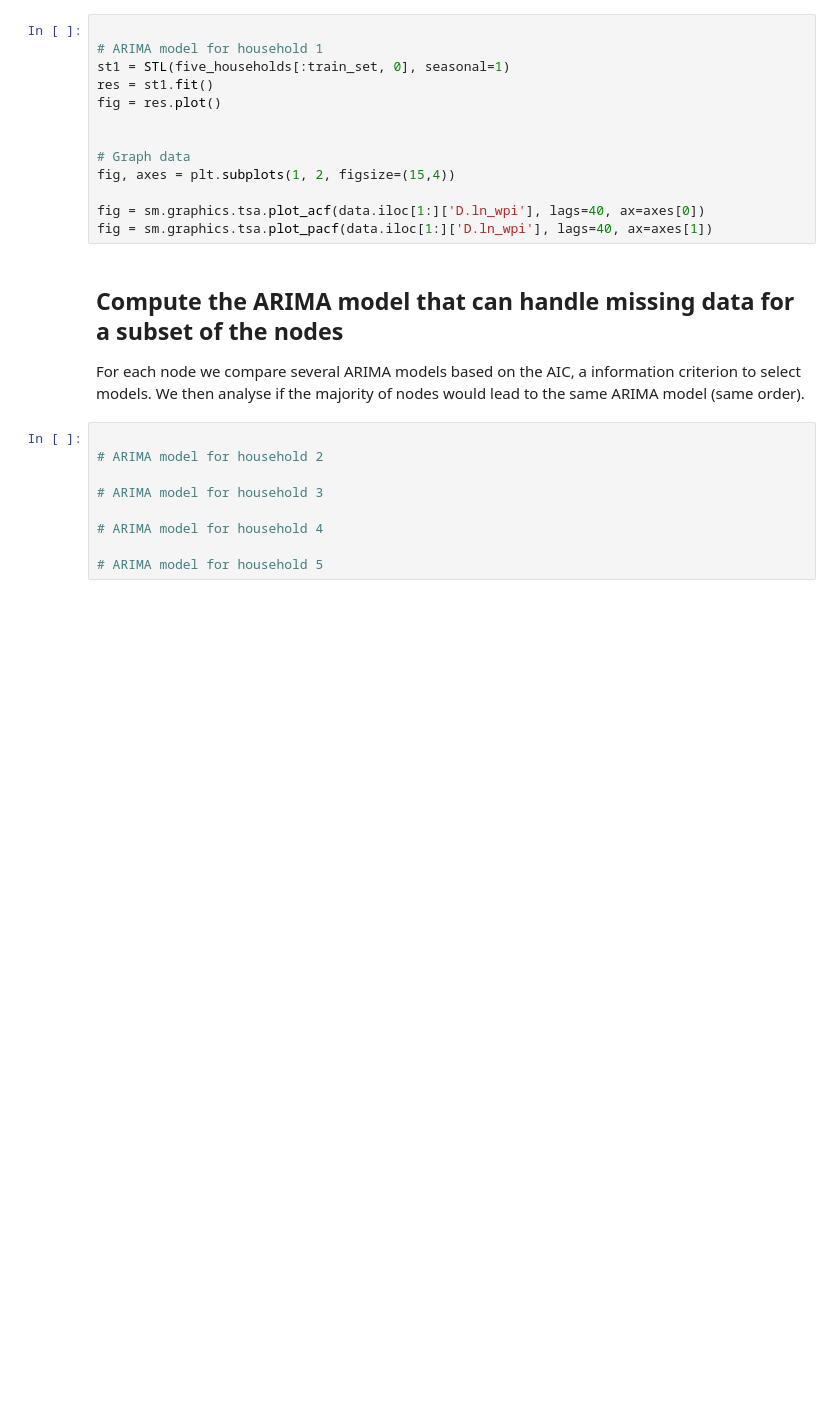
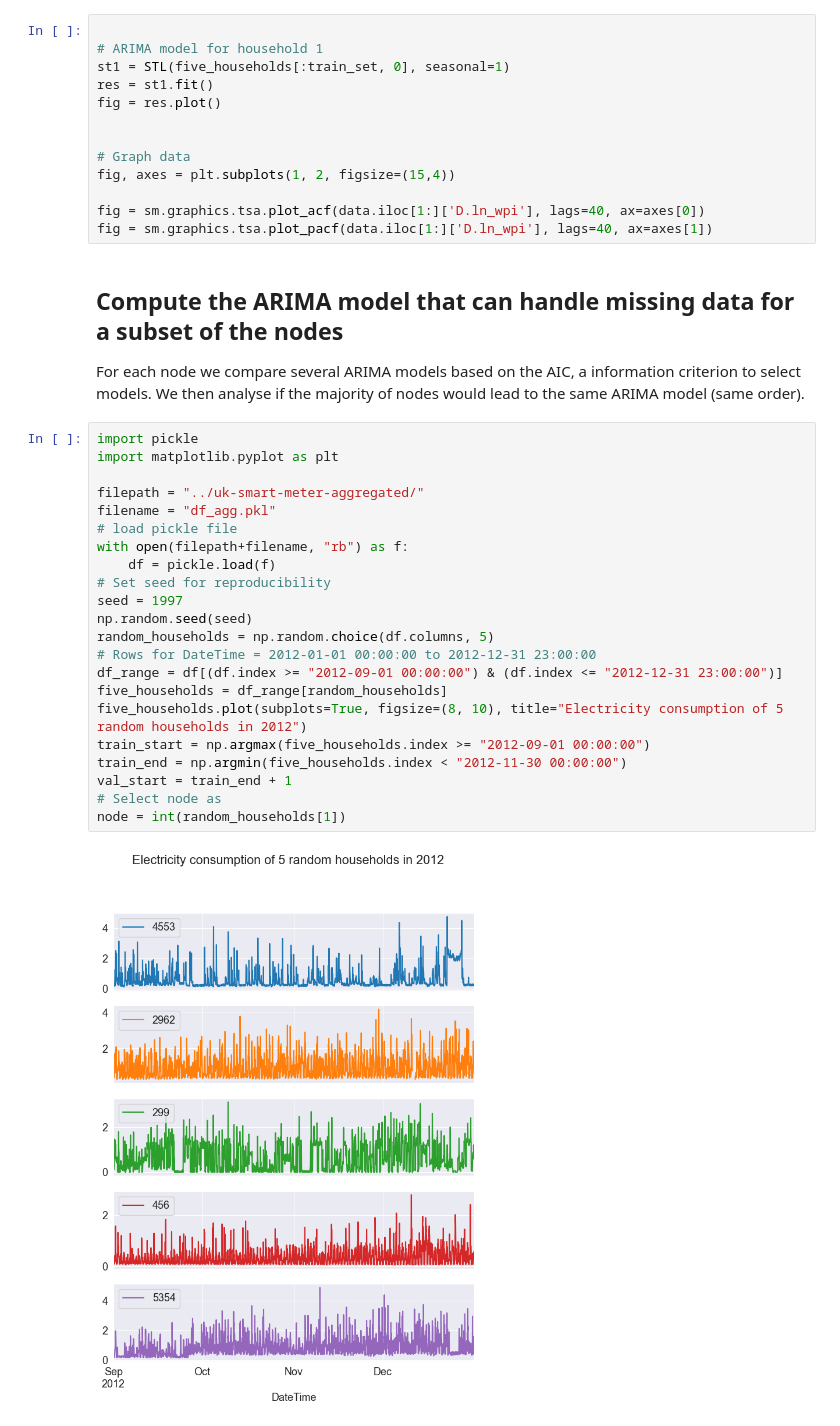
Before and after one commit to spetznick/ml4gd-project-group-3, a Jupyter notebook: arima/results_arima.ipynb, the cells around one changed output. Saved outputs shown, nothing was run; the diff lists cells and outputs as text; blank space fills up the shorter version.

```diff
--- a/arima/results_arima.ipynb
+++ b/arima/results_arima.ipynb
@@ -520,12 +423,27 @@ fig = sm.graphics.tsa.plot_pacf(data.iloc[1:]['D.ln_wpi'], lags=40, ax=axes[1])
 
 For each node we compare several ARIMA models based on the AIC, a information criterion to select models.
 We then analyse if the majority of nodes would lead to the same ARIMA model (same order).
-# %%
-
-# ARIMA model for household 2
-
-# ARIMA model for household 3
-
-# ARIMA model for household 4
-
-# ARIMA model for household 5
+# %%
+import pickle
+import matplotlib.pyplot as plt
+
+filepath = "../uk-smart-meter-aggregated/"
+filename = "df_agg.pkl"
+# load pickle file
+with open(filepath+filename, "rb") as f:
+    df = pickle.load(f)
+# Set seed for reproducibility
+seed = 1997
+np.random.seed(seed)
+random_households = np.random.choice(df.columns, 5)
+# Rows for DateTime = 2012-01-01 00:00:00 to 2012-12-31 23:00:00
+df_range = df[(df.index >= "2012-09-01 00:00:00") & (df.index <= "2012-12-31 23:00:00")]
+five_households = df_range[random_households]
+five_households.plot(subplots=True, figsize=(8, 10), title="Electricity consumption of 5 random households in 2012")
+train_start = np.argmax(five_households.index >= "2012-09-01 00:00:00")
+train_end = np.argmin(five_households.index < "2012-11-30 00:00:00")
+val_start = train_end + 1
+# Select node as
+node = int(random_households[1])
+# %% [output]
+[figure, added]
```
Also changed, not shown: parts of 27 cells of this notebook, 1 other file.
